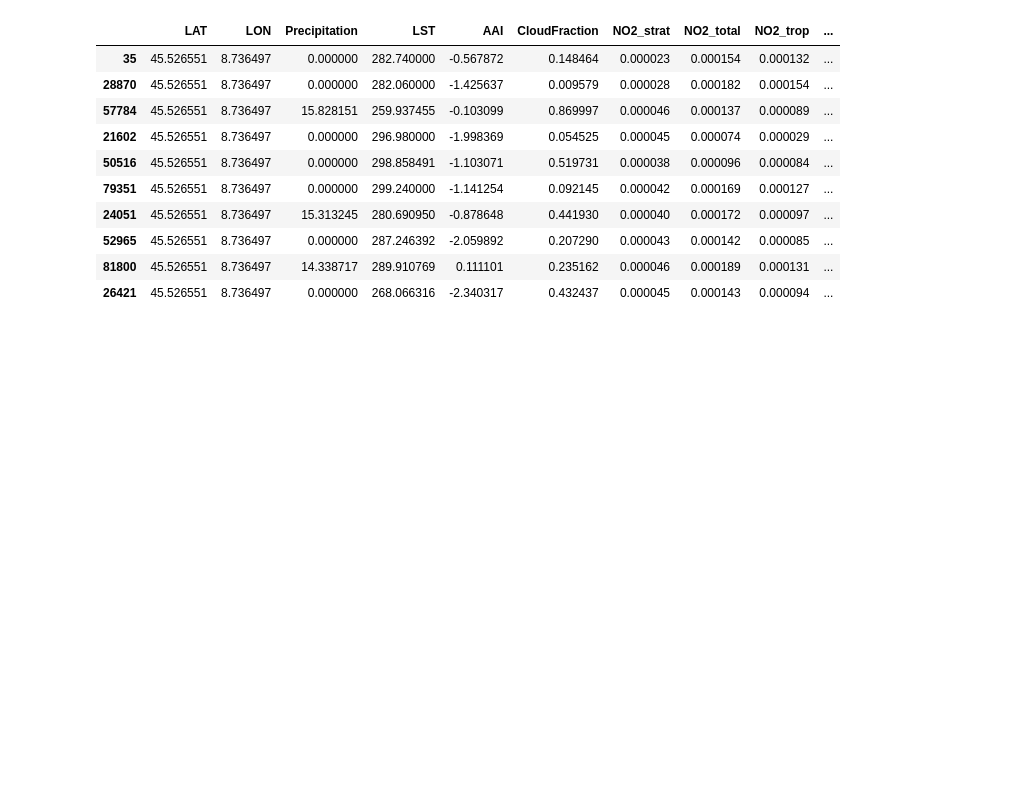
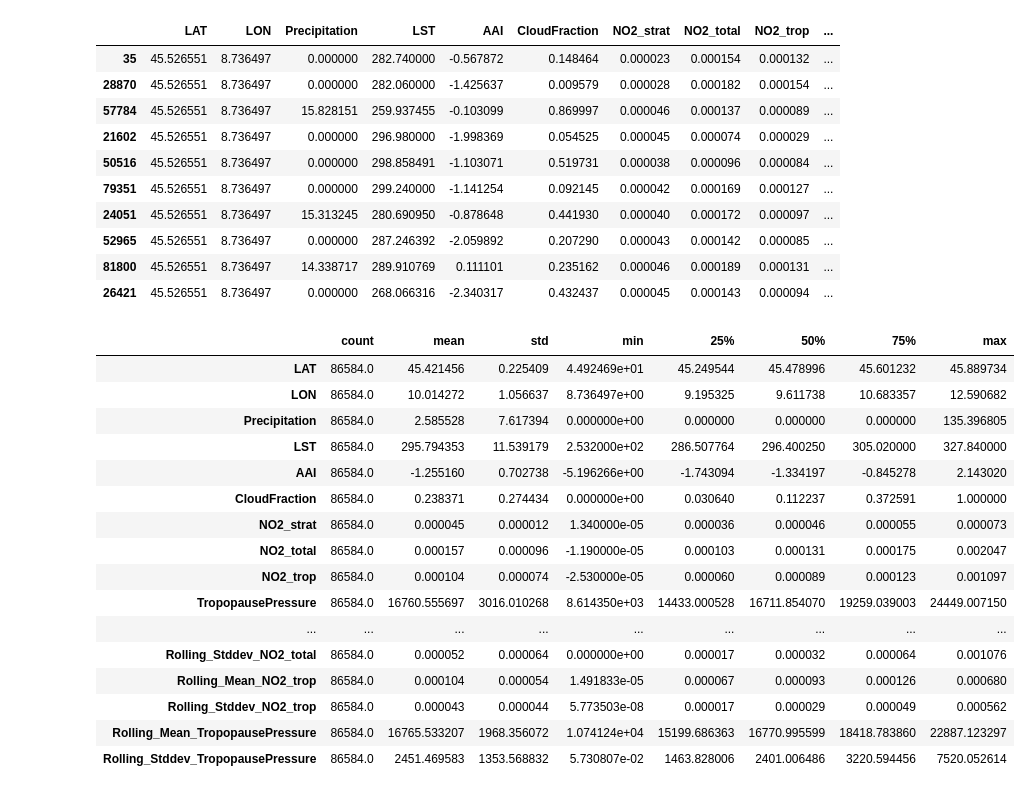
Before and after one commit to Anurag163/GeoAI_Ground_level_NO2_Zindi-, a Jupyter notebook: 3.Feature_Engineering_2.ipynb, the cells around one changed output. Saved outputs shown, nothing was run; the diff lists cells and outputs as text; code cells hidden in the pictures; blank space fills up the shorter version.

```diff
--- a/3.Feature_Engineering_2.ipynb
+++ b/3.Feature_Engineering_2.ipynb
@@ -261,3 +268,23 @@ train_model3_df_prep_mix_roll_wind_mean_stddev_sorted.head(10)
 | 52965 | 45.526551 | 8.736497 | 0.000000 | 287.246392 | -2.059892 | 0.207290 | 0.000043 | 0.000142 | 0.000085 | ... |
 | 81800 | 45.526551 | 8.736497 | 14.338717 | 289.910769 | 0.111101 | 0.235162 | 0.000046 | 0.000189 | 0.000131 | ... |
 | 26421 | 45.526551 | 8.736497 | 0.000000 | 268.066316 | -2.340317 | 0.432437 | 0.000045 | 0.000143 | 0.000094 | ... |
+# %%
+train_model3_df_prep_mix_roll_wind_mean_stddev_sorted.describe().T
+# %% [output]
+|  | count | mean | std | min | 25% | 50% | 75% | max |
+| LAT | 86584.0 | 45.421456 | 0.225409 | 4.492469e+01 | 45.249544 | 45.478996 | 45.601232 | 45.889734 |
+| LON | 86584.0 | 10.014272 | 1.056637 | 8.736497e+00 | 9.195325 | 9.611738 | 10.683357 | 12.590682 |
+| Precipitation | 86584.0 | 2.585528 | 7.617394 | 0.000000e+00 | 0.000000 | 0.000000 | 0.000000 | 135.396805 |
+| LST | 86584.0 | 295.794353 | 11.539179 | 2.532000e+02 | 286.507764 | 296.400250 | 305.020000 | 327.840000 |
+| AAI | 86584.0 | -1.255160 | 0.702738 | -5.196266e+00 | -1.743094 | -1.334197 | -0.845278 | 2.143020 |
+| CloudFraction | 86584.0 | 0.238371 | 0.274434 | 0.000000e+00 | 0.030640 | 0.112237 | 0.372591 | 1.000000 |
+| NO2_strat | 86584.0 | 0.000045 | 0.000012 | 1.340000e-05 | 0.000036 | 0.000046 | 0.000055 | 0.000073 |
+| NO2_total | 86584.0 | 0.000157 | 0.000096 | -1.190000e-05 | 0.000103 | 0.000131 | 0.000175 | 0.002047 |
+| NO2_trop | 86584.0 | 0.000104 | 0.000074 | -2.530000e-05 | 0.000060 | 0.000089 | 0.000123 | 0.001097 |
+| TropopausePressure | 86584.0 | 16760.555697 | 3016.010268 | 8.614350e+03 | 14433.000528 | 16711.854070 | 19259.039003 | 24449.007150 |
+| ... | ... | ... | ... | ... | ... | ... | ... | ... |
+| Rolling_Stddev_NO2_total | 86584.0 | 0.000052 | 0.000064 | 0.000000e+00 | 0.000017 | 0.000032 | 0.000064 | 0.001076 |
+| Rolling_Mean_NO2_trop | 86584.0 | 0.000104 | 0.000054 | 1.491833e-05 | 0.000067 | 0.000093 | 0.000126 | 0.000680 |
+| Rolling_Stddev_NO2_trop | 86584.0 | 0.000043 | 0.000044 | 5.773503e-08 | 0.000017 | 0.000029 | 0.000049 | 0.000562 |
+| Rolling_Mean_TropopausePressure | 86584.0 | 16765.533207 | 1968.356072 | 1.074124e+04 | 15199.686363 | 16770.995599 | 18418.783860 | 22887.123297 |
+| Rolling_Stddev_TropopausePressure | 86584.0 | 2451.469583 | 1353.568832 | 5.730807e-02 | 1463.828006 | 2401.006486 | 3220.594456 | 7520.052614 |
```
Also changed, not shown: parts of 11 cells of this notebook, 1 other file.
